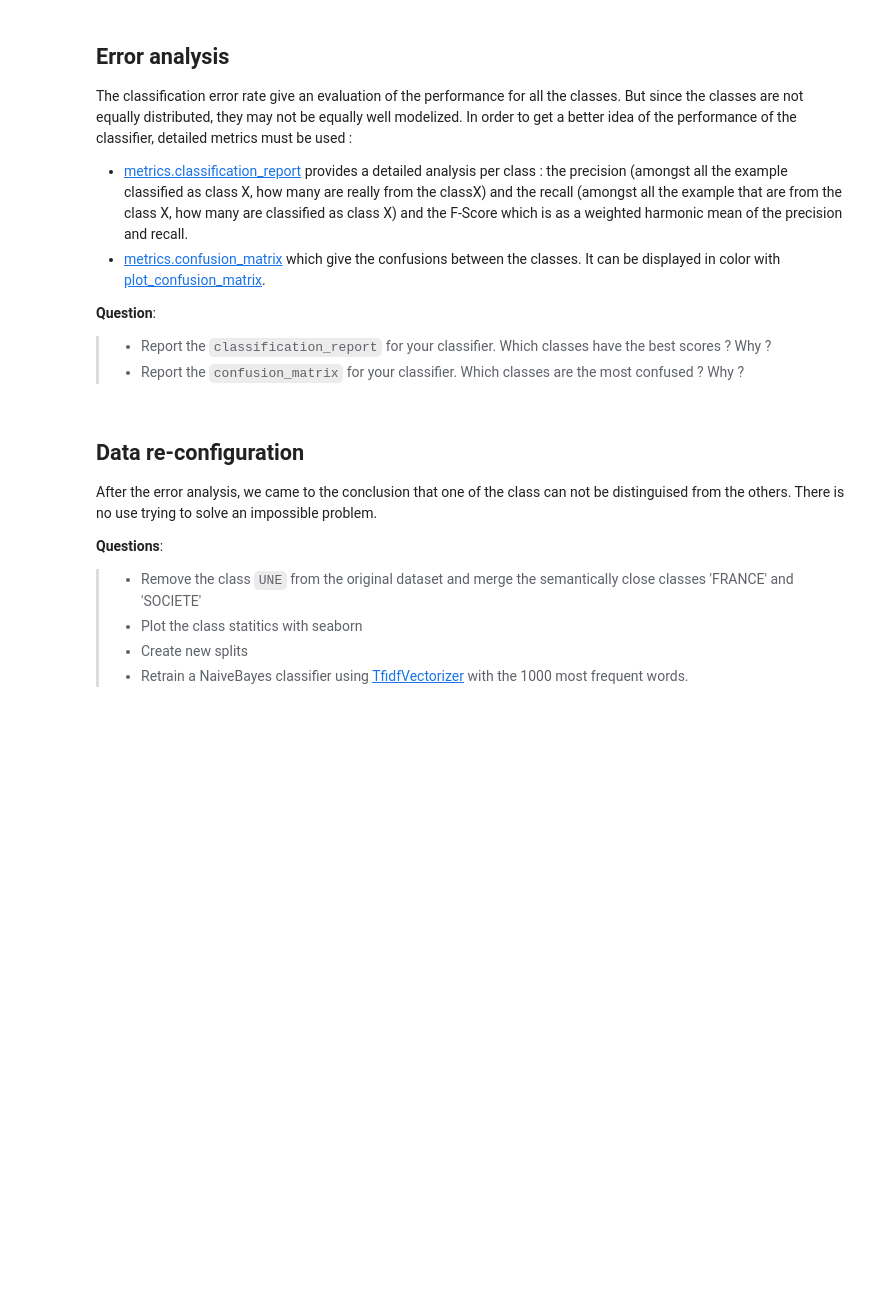
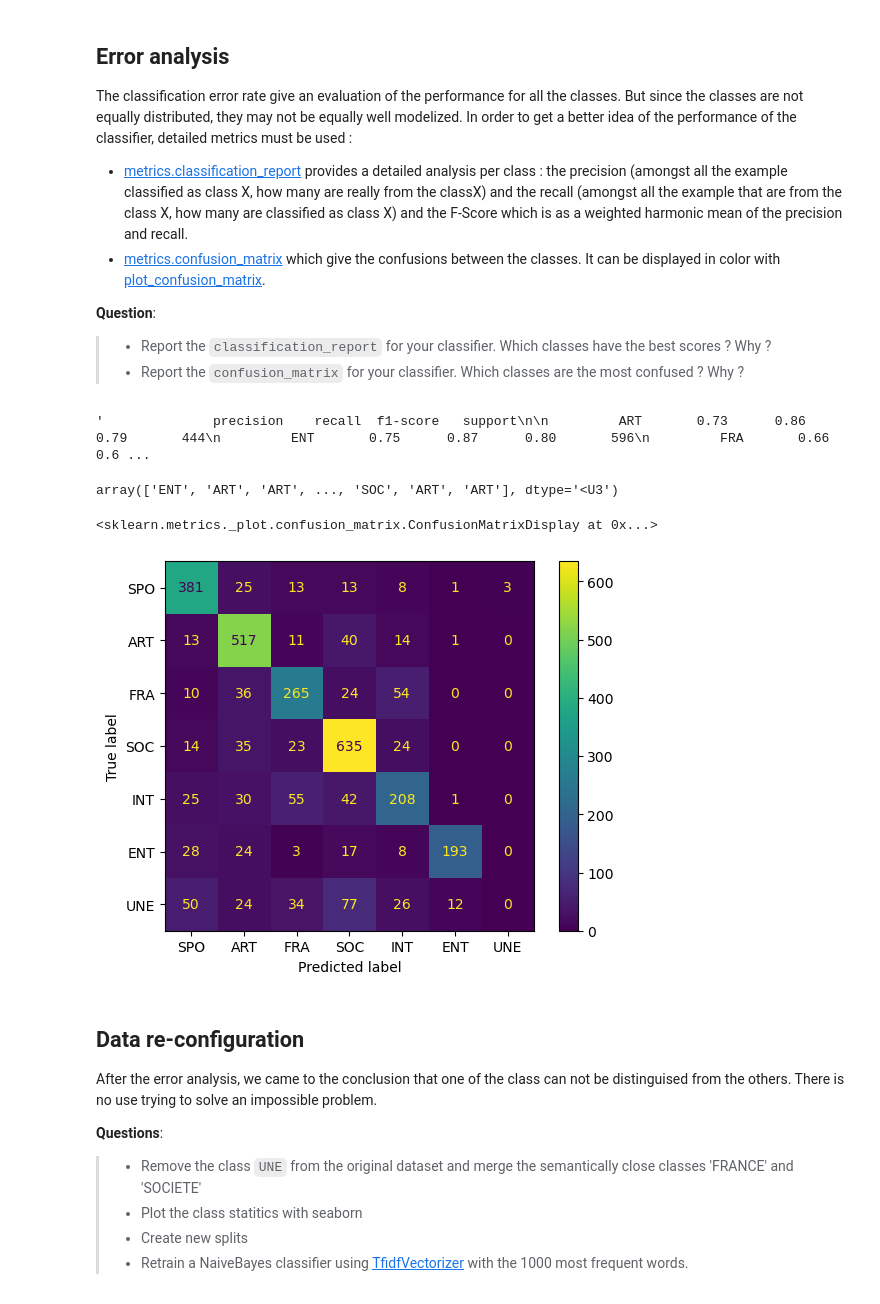
Before and after one commit to AminaManseur29/nlp-lab-text-classification, a Jupyter notebook: TextClassification_LeMonde.ipynb, the cells around one changed output. Cells and saved outputs as stored; diff of their text form; code cells hidden in the pictures; blank space fills up the shorter version.

```diff
--- a/TextClassification_LeMonde.ipynb
+++ b/TextClassification_LeMonde.ipynb
@@ -220,4 +225,9 @@ The classification error rate give an evaluation of the performance for all the
 > * Report the `classification_report` for your  classifier. Which classes have the best scores ? Why ?
 > * Report the `confusion_matrix` for your  classifier. Which classes are the most confused ? Why ?
 # %%
-from sklearn.metrics import classification_report, ConfusionMatrixDisplay
+from sklearn.metrics import classification_report, ConfusionMatrixDisplay, confusion_matrix
+
+y_pred = clf.predict(X_test_tf)
+classification_report(y_test, y_pred)
+# %% [output]
+'              precision    recall  f1-score   support\n\n         ART       0.73      0.86      0.79       444\n         ENT       0.75      0.87      0.80       596\n         FRA       0.66      0.6 ...
@@ -223,0 +242,14 @@ from sklearn.metrics import classification_report, ConfusionMatrixDisplay
+# %%
+y_pred
+# %% [output]
+array(['ENT', 'ART', 'ART', ..., 'SOC', 'ART', 'ART'], dtype='<U3')
+# %%
+# Calcul de la matrice de confusion
+cm = confusion_matrix(y_test, y_pred)
+
+# Affichage de la matrice de confusion
+disp = ConfusionMatrixDisplay(confusion_matrix=cm, display_labels=articles_df.category.unique())
+disp.plot()
+# %% [output]
+<sklearn.metrics._plot.confusion_matrix.ConfusionMatrixDisplay at 0x...>
+[figure, added]
```
Also changed, not shown: parts of 17 cells of this notebook, 1 other file.
